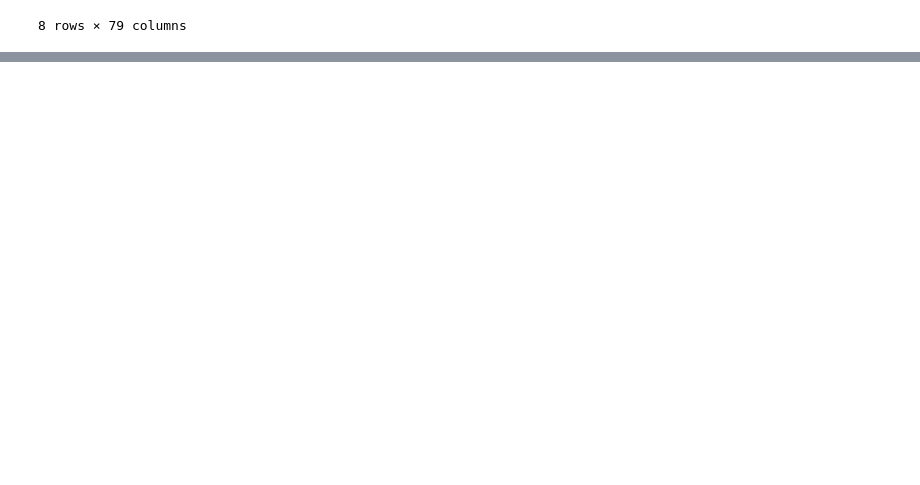
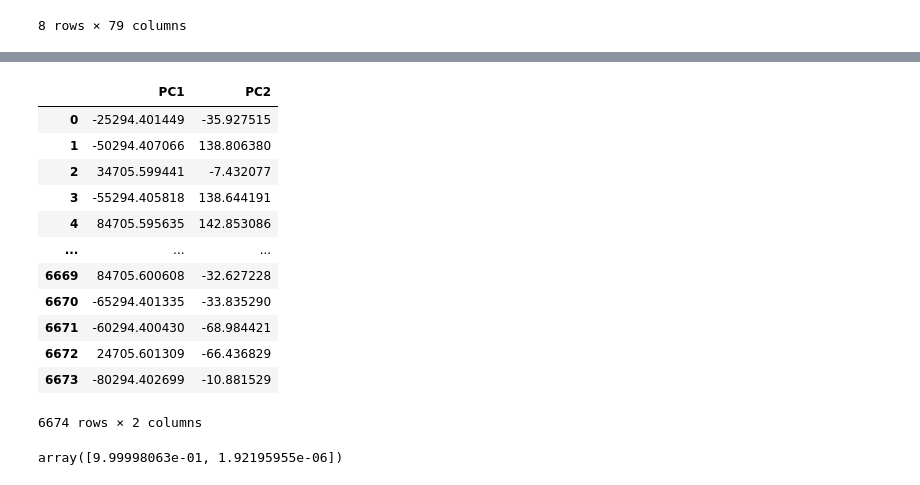
Before and after one commit to FennexFox/AIFFEL_quest_cr, a Jupyter notebook: 데기파 학습노트/03. Data Transformation.ipynb, the cells around one changed output, grey strips where cells are left out. Cells and saved outputs as stored; diff of their text form; code cells hidden in the pictures; blank space fills up the shorter version.

```diff
--- a/데기파 학습노트/03. Data Transformation.ipynb
+++ b/데기파 학습노트/03. Data Transformation.ipynb
@@ -964,0 +980,22 @@ mm_df.describe() # mM 스케일링 통계치 확인
+# %%
+pca = PCA(2) # 분석기 인스턴스 생성: 분석할 주성분 갯수 2
+pca.fit(salary_df) # 분석기를 학습시킴
+pd.DataFrame(pca.transform(salary_df), columns = ['PC1', 'PC2']) # nd어레이를 데이터프레임으로 변환
+# %% [output]
+|  | PC1 | PC2 |
+| 0 | -25294.401449 | -35.927515 |
+| 1 | -50294.407066 | 138.806380 |
+| 2 | 34705.599441 | -7.432077 |
+| 3 | -55294.405818 | 138.644191 |
+| 4 | 84705.595635 | 142.853086 |
+| ... | ... | ... |
+| 6669 | 84705.600608 | -32.627228 |
+| 6670 | -65294.401335 | -33.835290 |
+| 6671 | -60294.400430 | -68.984421 |
+| 6672 | 24705.601309 | -66.436829 |
+| 6673 | -80294.402699 | -10.881529 |
+6674 rows × 2 columns
+# %%
+pca.explained_variance_ratio_ # 각 주성분의 설명계수
+# %% [output]
+array([9.99998063e-01, 1.92195955e-06])
```
Also changed, not shown: parts of 4 cells of this notebook.
